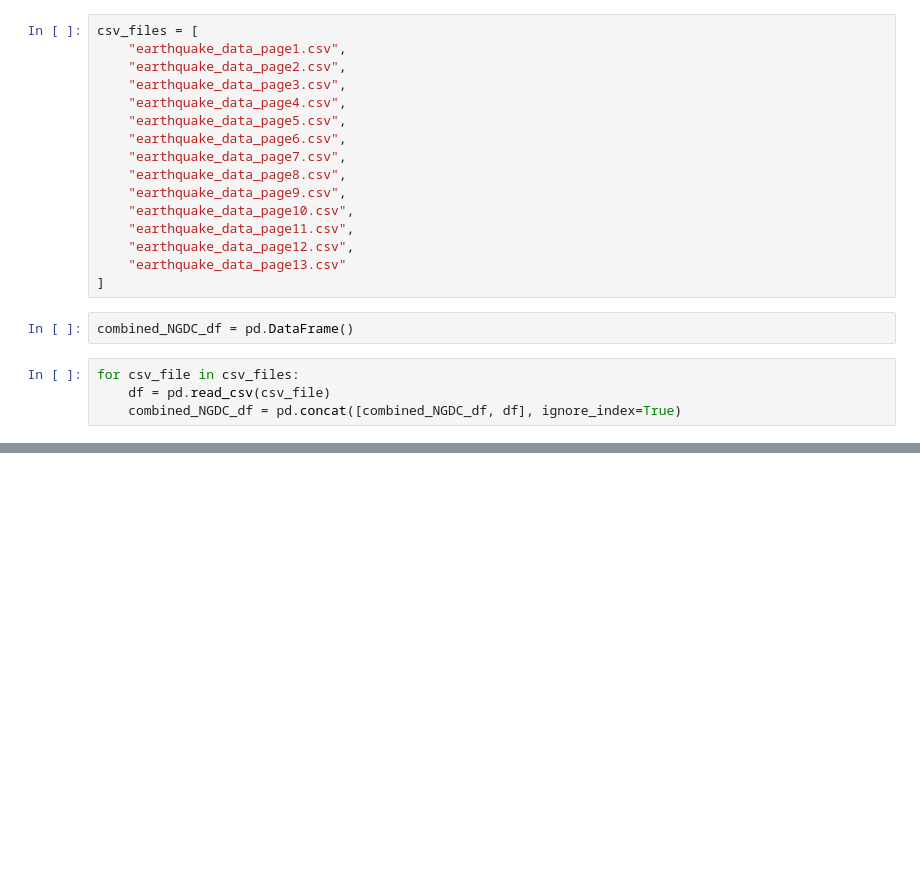
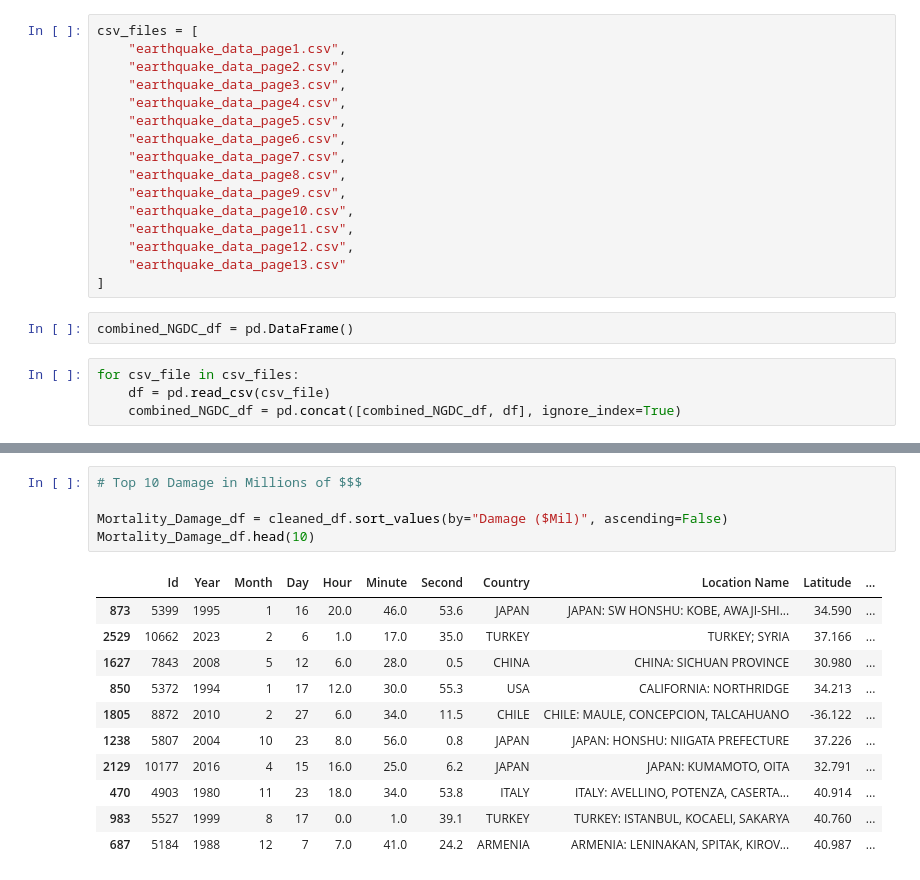
Before and after one commit to SRoethlisberger85/Earthquake_Analysis, a Jupyter notebook: Earthquakes/Combine Data Pages.ipynb, the cells around one changed output, grey strips where cells are left out. Cells and saved outputs as stored; diff of their text form; blank space fills up the shorter version.

```diff
--- a/Earthquakes/Combine Data Pages.ipynb
+++ b/Earthquakes/Combine Data Pages.ipynb
@@ -43,0 +123,17 @@ cleaned_df.to_csv('combined_NGDC_earthquakes.csv', index=False)
+# %%
+# Top 10 Damage in Millions of $$$
+
+Mortality_Damage_df = cleaned_df.sort_values(by="Damage ($Mil)", ascending=False)
+Mortality_Damage_df.head(10)
+# %% [output]
+|  | Id | Year | Month | Day | Hour | Minute | Second | Country | Location Name | Latitude | ... |
+| 873 | 5399 | 1995 | 1 | 16 | 20.0 | 46.0 | 53.6 | JAPAN | JAPAN: SW HONSHU: KOBE, AWAJI-SHI... | 34.590 | ... |
+| 2529 | 10662 | 2023 | 2 | 6 | 1.0 | 17.0 | 35.0 | TURKEY | TURKEY; SYRIA | 37.166 | ... |
+| 1627 | 7843 | 2008 | 5 | 12 | 6.0 | 28.0 | 0.5 | CHINA | CHINA: SICHUAN PROVINCE | 30.980 | ... |
+| 850 | 5372 | 1994 | 1 | 17 | 12.0 | 30.0 | 55.3 | USA | CALIFORNIA: NORTHRIDGE | 34.213 | ... |
+| 1805 | 8872 | 2010 | 2 | 27 | 6.0 | 34.0 | 11.5 | CHILE | CHILE: MAULE, CONCEPCION, TALCAHUANO | -36.122 | ... |
+| 1238 | 5807 | 2004 | 10 | 23 | 8.0 | 56.0 | 0.8 | JAPAN | JAPAN: HONSHU: NIIGATA PREFECTURE | 37.226 | ... |
+| 2129 | 10177 | 2016 | 4 | 15 | 16.0 | 25.0 | 6.2 | JAPAN | JAPAN: KUMAMOTO, OITA | 32.791 | ... |
+| 470 | 4903 | 1980 | 11 | 23 | 18.0 | 34.0 | 53.8 | ITALY | ITALY: AVELLINO, POTENZA, CASERTA... | 40.914 | ... |
+| 983 | 5527 | 1999 | 8 | 17 | 0.0 | 1.0 | 39.1 | TURKEY | TURKEY: ISTANBUL, KOCAELI, SAKARYA | 40.760 | ... |
+| 687 | 5184 | 1988 | 12 | 7 | 7.0 | 41.0 | 24.2 | ARMENIA | ARMENIA: LENINAKAN, SPITAK, KIROV... | 40.987 | ... |
```
Also changed, not shown: parts of 6 cells of this notebook.
